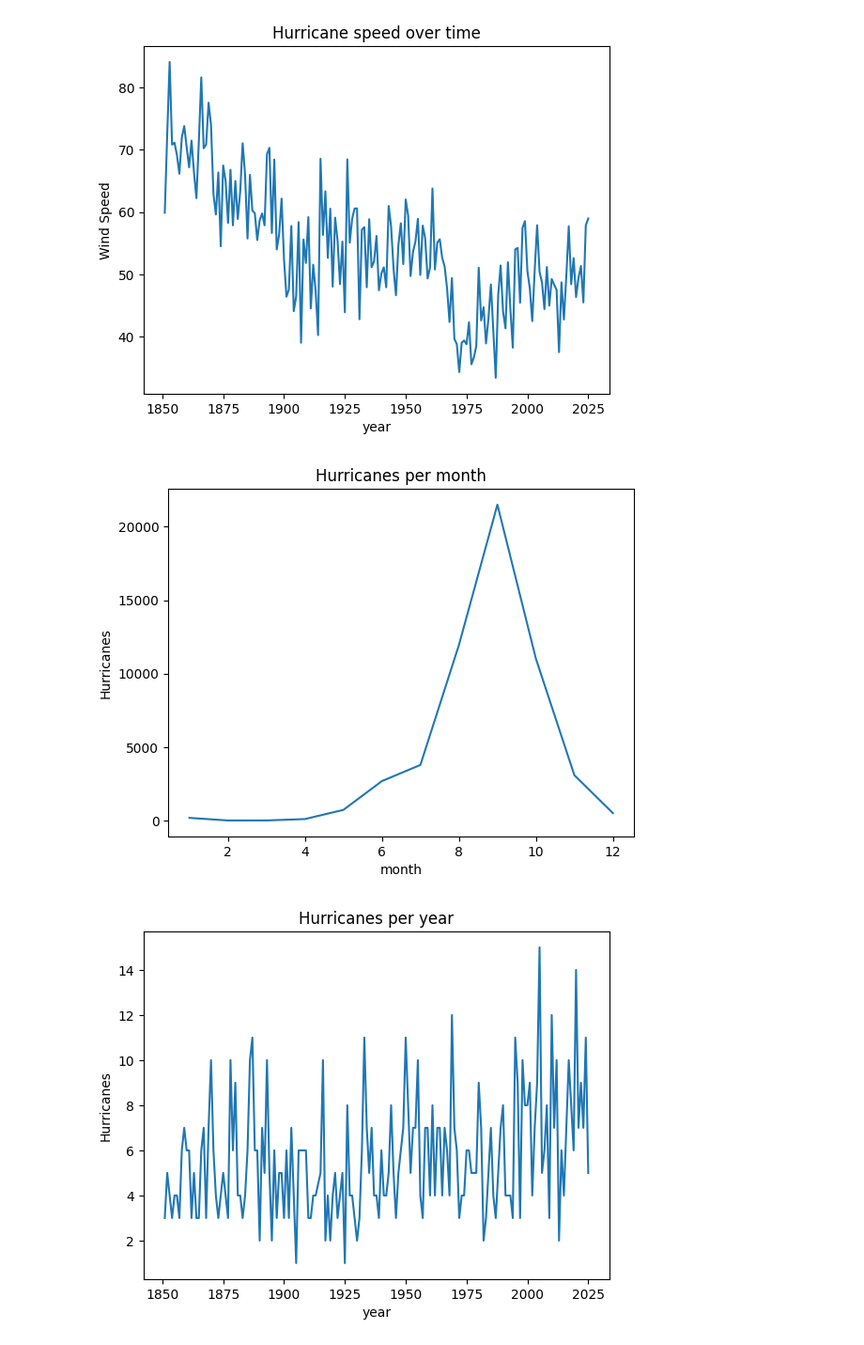
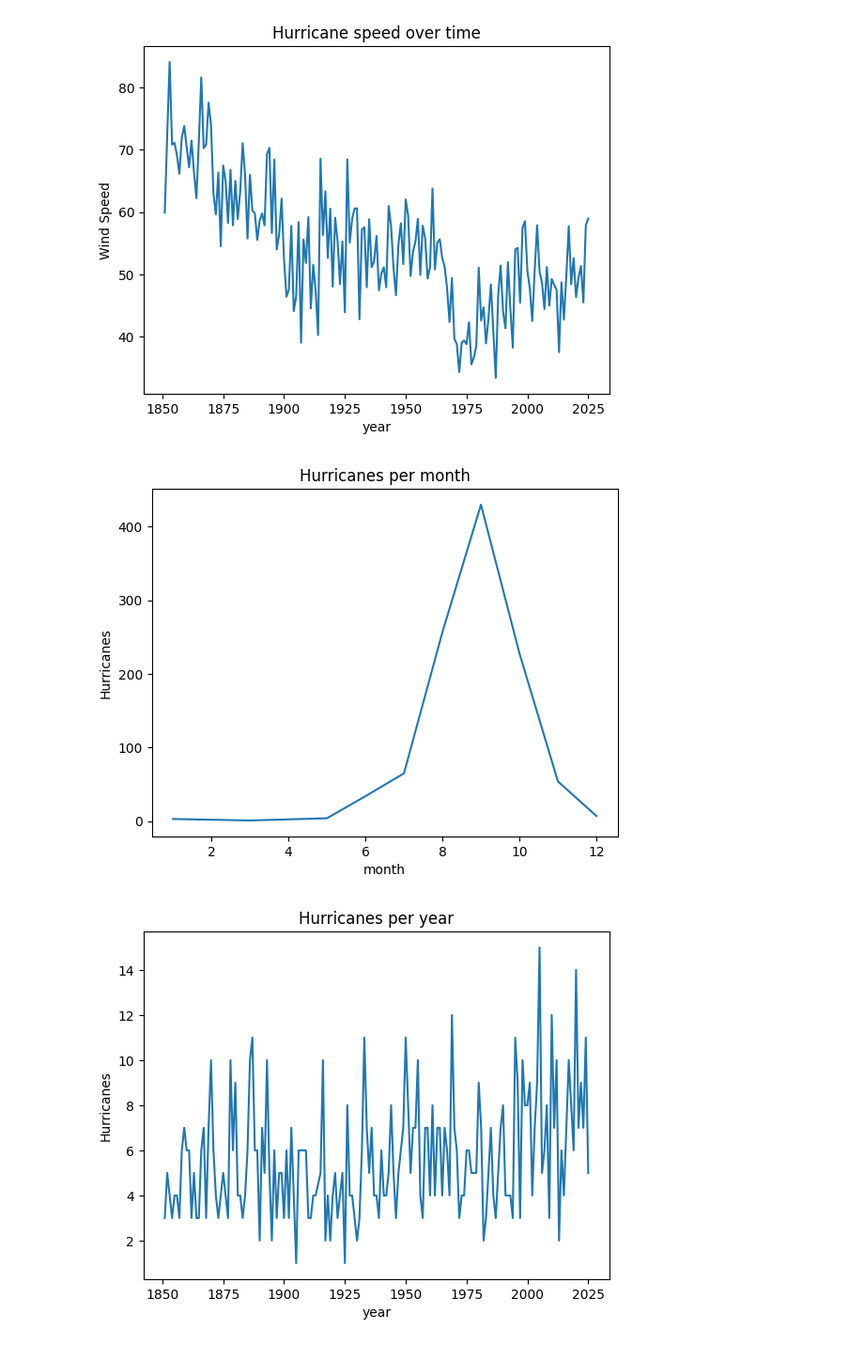
Before and after one commit to jxcact-sketch/Joshua-s-Research-Project, a Jupyter notebook: Joshua's Research Project.ipynb, the cells around one changed output. Shown at 94% size. Saved outputs shown, nothing was run; the diff lists cells and outputs as text; code cells hidden in the pictures.

```diff
--- a/Joshua's Research Project.ipynb
+++ b/Joshua's Research Project.ipynb
@@ -122,18 +122,22 @@ plt.show()
 # %% [output]
 [figure]
 # %%
-hurricane_per_month = df.groupby('month')['name'].count()
+hurricanes = df[df['status'] == 'HU']
+
+hurricanes = hurricanes[['month', 'storm_id']].drop_duplicates()
+
+hurricane_per_month = hurricanes.groupby('month')['storm_id'].count()
 
 x = hurricane_per_month.index
 y = hurricane_per_month.values
 
 plt.plot (x,y)
 plt.title('Hurricanes per month')
 plt.xlabel('month')
 plt.ylabel('Hurricanes')
 plt.show()
 # %% [output]
-[figure, old version]
+[figure, new version]
 # %%
 hurricanes = df[df['status'] == 'HU']
 
```
Also changed, not shown: parts of 3 cells of this notebook.
